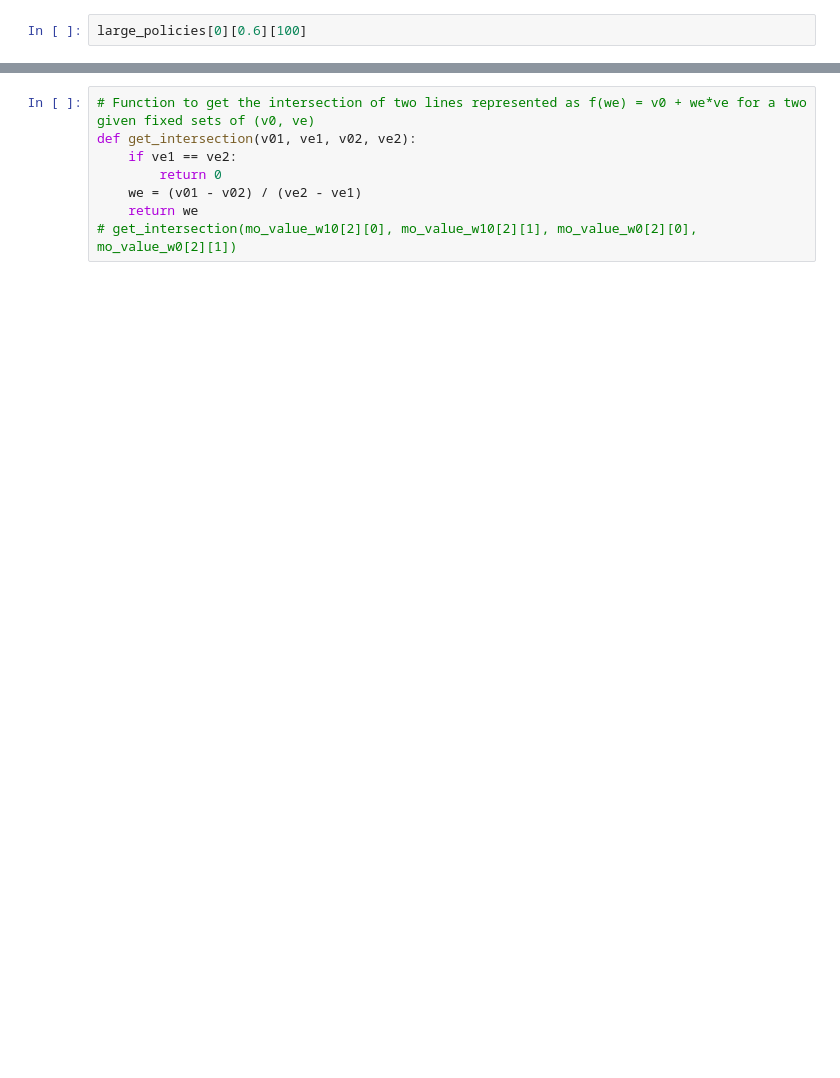
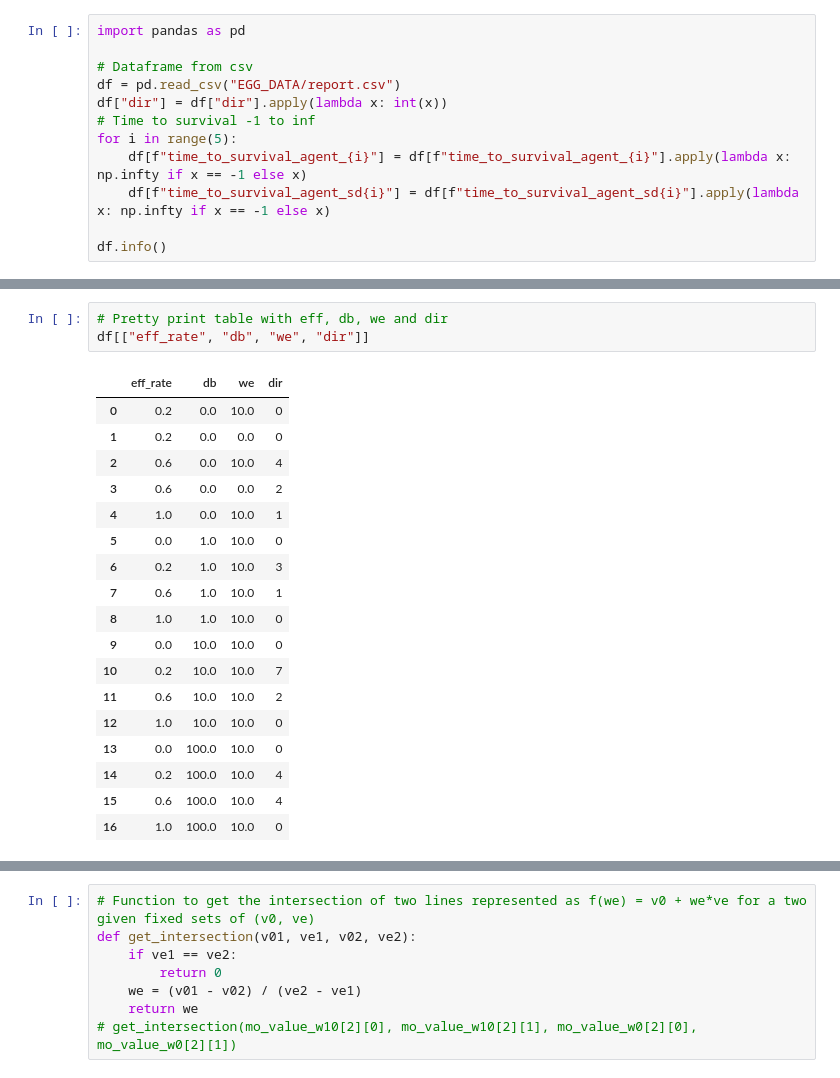
Before and after one commit to maymac00/MAEGG_IPPO, a Jupyter notebook: ols_visualize.ipynb, the cells around one changed output, grey strips where cells are left out. Drawn from its saved outputs; the diff is of its cells as text; blank space fills up the shorter version.

Commit message:
report with timestamp

```diff
--- a/ols_visualize.ipynb
+++ b/ols_visualize.ipynb
@@ -55,3 +51,13 @@ array([[-161.36 ,   27.86 ],
 # %%
-large_policies[0][0.6][100]
+import pandas as pd
+
+# Dataframe from csv
+df = pd.read_csv("EGG_DATA/report.csv")
+df["dir"] = df["dir"].apply(lambda x: int(x))
+# Time to survival -1 to inf
+for i in range(5):
+    df[f"time_to_survival_agent_{i}"] = df[f"time_to_survival_agent_{i}"].apply(lambda x: np.infty if x == -1 else x)
+    df[f"time_to_survival_agent_sd{i}"] = df[f"time_to_survival_agent_sd{i}"].apply(lambda x: np.infty if x == -1 else x)
+
+df.info()
 # %% [output]
@@ -62,0 +81,22 @@ array([[-1.05702e+02, -8.80000e-02],
+# %%
+# Pretty print table with eff, db, we and dir
+df[["eff_rate", "db", "we", "dir"]]
+# %% [output]
+|  | eff_rate | db | we | dir |
+| 0 | 0.2 | 0.0 | 10.0 | 0 |
+| 1 | 0.2 | 0.0 | 0.0 | 0 |
+| 2 | 0.6 | 0.0 | 10.0 | 4 |
+| 3 | 0.6 | 0.0 | 0.0 | 2 |
+| 4 | 1.0 | 0.0 | 10.0 | 1 |
+| 5 | 0.0 | 1.0 | 10.0 | 0 |
+| 6 | 0.2 | 1.0 | 10.0 | 3 |
+| 7 | 0.6 | 1.0 | 10.0 | 1 |
+| 8 | 1.0 | 1.0 | 10.0 | 0 |
+| 9 | 0.0 | 10.0 | 10.0 | 0 |
+| 10 | 0.2 | 10.0 | 10.0 | 7 |
+| 11 | 0.6 | 10.0 | 10.0 | 2 |
+| 12 | 1.0 | 10.0 | 10.0 | 0 |
+| 13 | 0.0 | 100.0 | 10.0 | 0 |
+| 14 | 0.2 | 100.0 | 10.0 | 4 |
+| 15 | 0.6 | 100.0 | 10.0 | 4 |
+| 16 | 1.0 | 100.0 | 10.0 | 0 |
```
Also changed, not shown: parts of 13 cells of this notebook, 2 other files.
